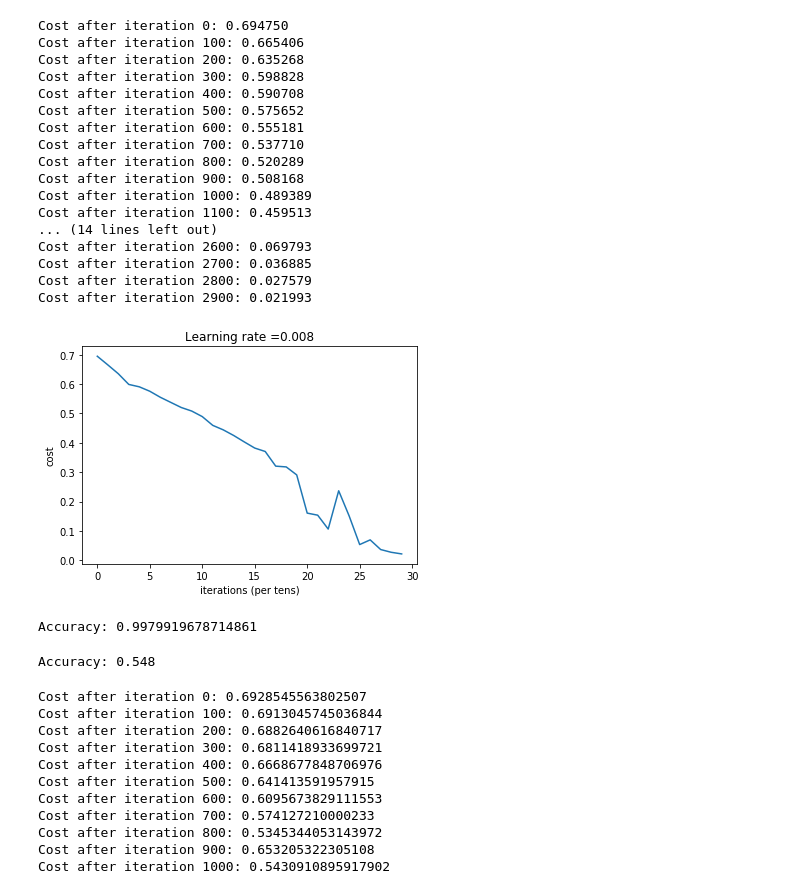
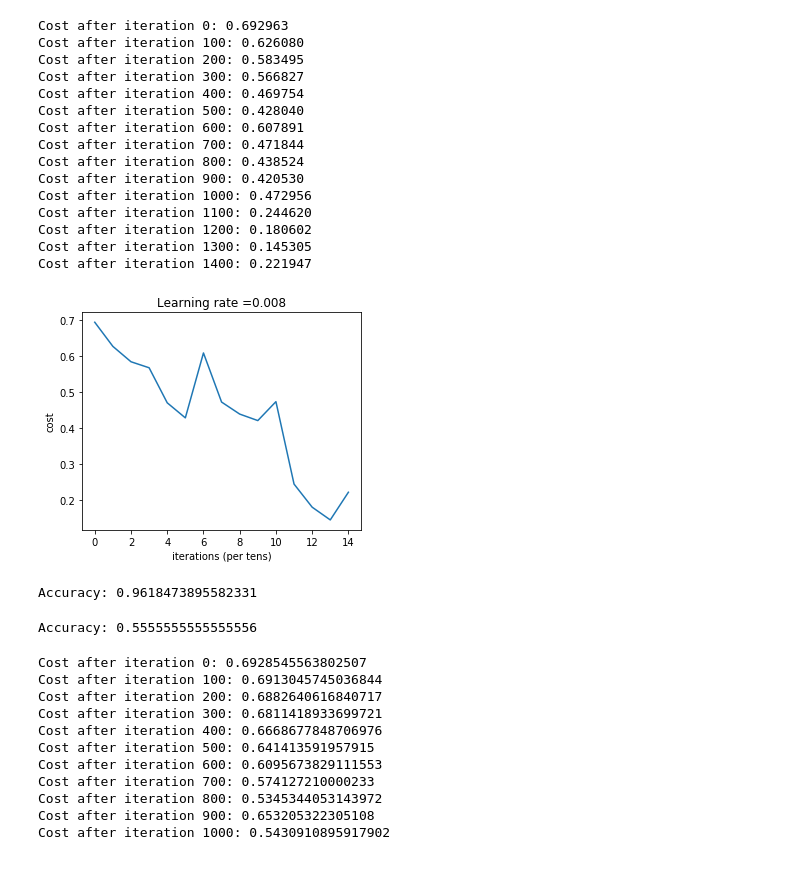
Before and after one commit to arcticbarra/DeepNeuralNetwork, a Jupyter notebook: Final Deep Neural Network.ipynb, the cells around one changed output. Saved outputs shown, nothing was run; the diff lists cells and outputs as text; code cells hidden in the pictures.

```diff
--- a/Final Deep Neural Network.ipynb
+++ b/Final Deep Neural Network.ipynb
@@ -24,8 +27,8 @@ def load_hotdog_data():
     train_set_y_orig = np.array(train_dataset["train_labels"][:]) # your train set labels
 
     test_dataset = h5py.File('datasets/test_hotdogvsnothotdog.hdf5', "r")
-    test_set_x_orig = np.array(test_dataset["test_img"][:]) # your test set features
-    test_set_y_orig = np.array(test_dataset["test_labels"][:]) # your test set labels
+    test_set_x_orig = np.array(test_dataset["test_img"][:int(train_x_orig.shape[0]*.2)]) # your test set features
+    test_set_y_orig = np.array(test_dataset["test_labels"][:int(train_x_orig.shape[0]*.2)]) # your test set labels
 
     classes = np.array([b'hotdog', b'not_hotdog']) # the list of classes
 
@@ -81,6 +84,6 @@ test_x's shape: (16875, 500)
 # %%
 ### CONSTANTS DEFINING THE MODEL ####
-n_x = 16875     # num_px * num_px * 3
+n_x = 12288     # num_px * num_px * 3
 n_h = 7
 n_y = 1
 layers_dims = (n_x, n_h, n_y)
@@ -329,34 +331,32 @@ Accuracy: 0.526
 # %%
 #modify the number of neurons in each layer
-layers_dims = [16875, 20, 10, 7, 1] #  4-layer model
-parameters = L_layer_model(train_x, train_y, layers_dims, learning_rate = 0.008, num_iterations = 3000, print_cost = True)
+layers_dims = [12288, 20, 10, 7, 1] #  4-layer model
+parameters = L_layer_model(train_x, train_y, layers_dims, learning_rate = 0.008, num_iterations = 1500, print_cost = True)
 # %% [output]
-Cost after iteration 0: 0.694750
-Cost after iteration 100: 0.665406
-Cost after iteration 200: 0.635268
-Cost after iteration 300: 0.598828
-Cost after iteration 400: 0.590708
-Cost after iteration 500: 0.575652
-Cost after iteration 600: 0.555181
-Cost after iteration 700: 0.537710
-Cost after iteration 800: 0.520289
-Cost after iteration 900: 0.508168
-Cost after iteration 1000: 0.489389
-Cost after iteration 1100: 0.459513
-... (14 lines left out)
-Cost after iteration 2600: 0.069793
-Cost after iteration 2700: 0.036885
-Cost after iteration 2800: 0.027579
-Cost after iteration 2900: 0.021993
+Cost after iteration 0: 0.692963
+Cost after iteration 100: 0.626080
+Cost after iteration 200: 0.583495
+Cost after iteration 300: 0.566827
+Cost after iteration 400: 0.469754
+Cost after iteration 500: 0.428040
+Cost after iteration 600: 0.607891
+Cost after iteration 700: 0.471844
+Cost after iteration 800: 0.438524
+Cost after iteration 900: 0.420530
+Cost after iteration 1000: 0.472956
+Cost after iteration 1100: 0.244620
+Cost after iteration 1200: 0.180602
+Cost after iteration 1300: 0.145305
+Cost after iteration 1400: 0.221947
-[figure, old version]
+[figure, new version]
 # %%
 pred_train = predict(train_x, train_y, parameters)
 # %% [output]
-Accuracy: 0.9979919678714861
+Accuracy: 0.9618473895582331
 # %%
 pred_test = predict(test_x, test_y, parameters)
 # %% [output]
-Accuracy: 0.548
+Accuracy: 0.5555555555555556
 # %%
 #go back to the 3 layers model
 parameters = two_layer_model(train_x, train_y, layers_dims = (n_x, n_h, n_y), learning_rate = 0.009,
```
Also changed, not shown: parts of 13 cells of this notebook, 3 other files.
